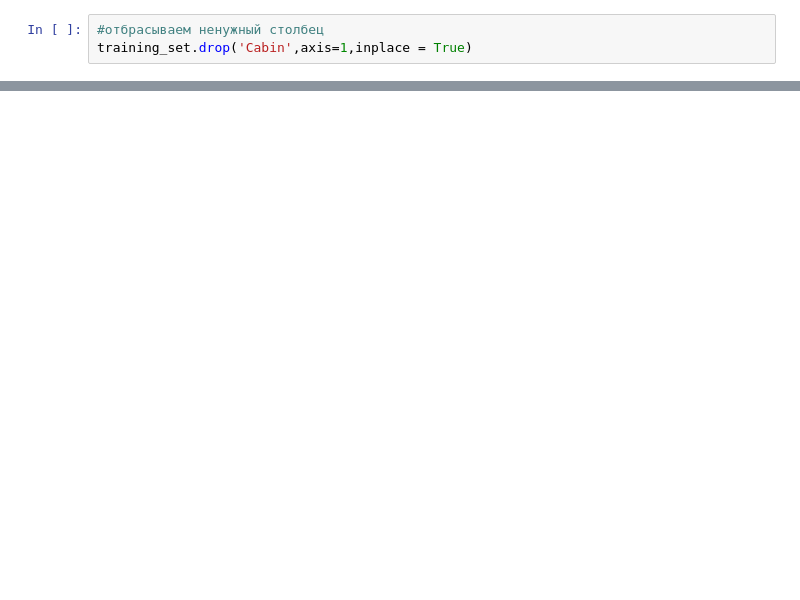
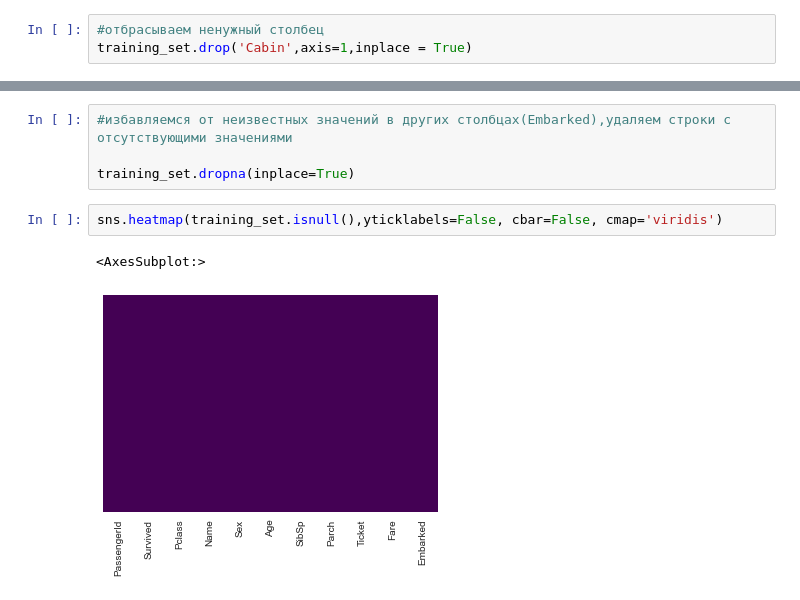
Before and after one commit to frau-muller/ml, a Jupyter notebook: pandas/ML/2.Логистическая регрессия.ipynb, the cells around one changed output, grey strips where cells are left out. Cells and saved outputs as stored; diff of their text form; blank space fills up the shorter version.

```diff
--- a/pandas/ML/2.Логистическая регрессия.ipynb
+++ b/pandas/ML/2.Логистическая регрессия.ipynb
@@ -147,3 +147,12 @@ training_set.head()
 | 2 | 3 | 1 | 3 | Heikkinen, Miss. Laina | female | 26.0 | 0 | 0 | STON/O2. 3101282 | 7.9250 | ... |
 | 3 | 4 | 1 | 1 | Futrelle, Mrs. Jacques Heath (Lil... | female | 35.0 | 1 | 0 | 113803 | 53.1000 | ... |
 | 4 | 5 | 0 | 3 | Allen, Mr. William Henry | male | 35.0 | 0 | 0 | 373450 | 8.0500 | ... |
+# %%
+#избавляемся от неизвестных значений в других столбцах(Embarked),удаляем строки с отсутствующими значениями
+
+training_set.dropna(inplace=True)
+# %%
+sns.heatmap(training_set.isnull(),yticklabels=False, cbar=False, cmap='viridis')
+# %% [output]
+<AxesSubplot:>
+[figure, added]
```
Also changed, not shown: parts of 13 cells of this notebook.
